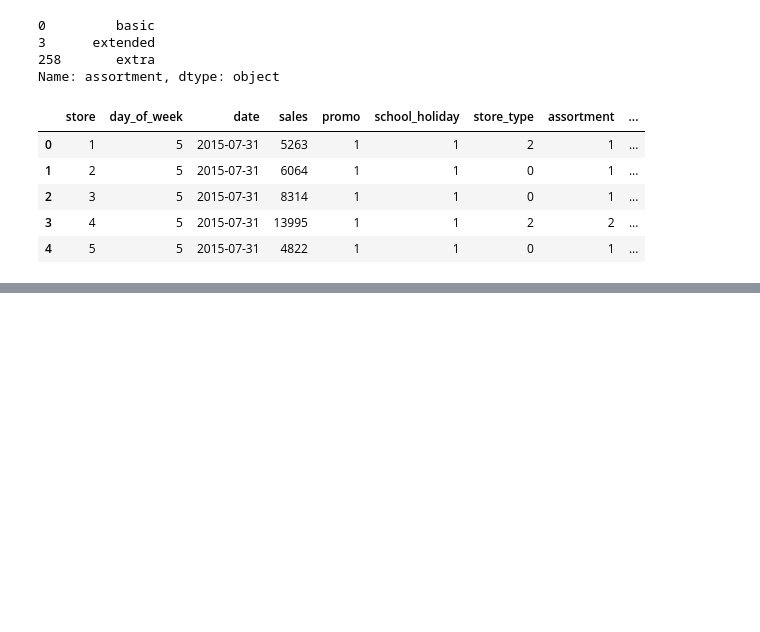
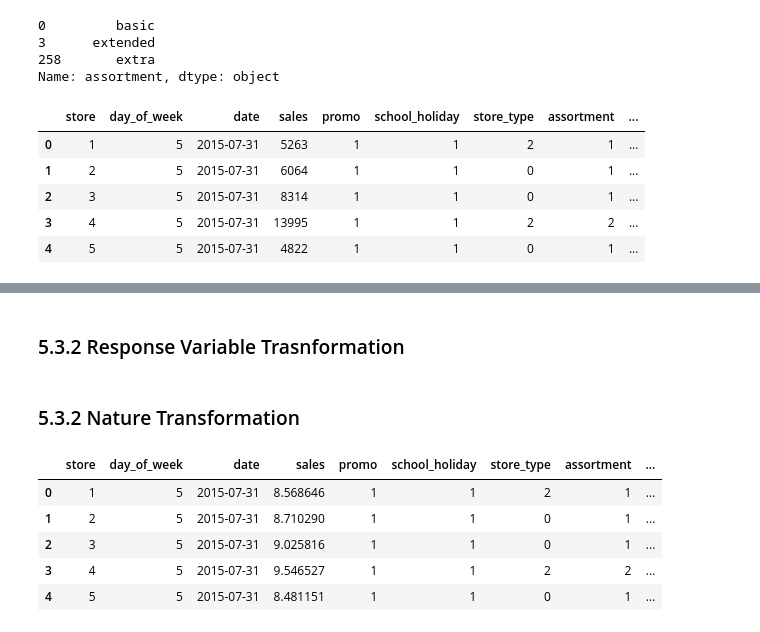
Before and after one commit to HallanMiranda/Ds_Producao-Rossman, a Jupyter notebook: Rossmann.ipynb, the cells around one changed output, grey strips where cells are left out. Drawn from its saved outputs; the diff is of its cells as text; code cells hidden in the pictures; blank space fills up the shorter version.

```diff
--- a/Rossmann.ipynb
+++ b/Rossmann.ipynb
@@ -1134,0 +1133,16 @@ KeyError: "None of [Index(['competition_distace'], dtype='object')] are in the [
+# %% [markdown]
+### 5.3.2 Response Variable Trasnformation
+# %%
+# Transformation the variable response
+df5['sales'] = np.log1p(df5['sales'])
+# %% [markdown]
+### 5.3.2 Nature Transformation
+# %%
+df5.head()
+# %% [output]
+|  | store | day_of_week | date | sales | promo | school_holiday | store_type | assortment | ... |
+| 0 | 1 | 5 | 2015-07-31 | 8.568646 | 1 | 1 | 2 | 1 | ... |
+| 1 | 2 | 5 | 2015-07-31 | 8.710290 | 1 | 1 | 0 | 1 | ... |
+| 2 | 3 | 5 | 2015-07-31 | 9.025816 | 1 | 1 | 0 | 1 | ... |
+| 3 | 4 | 5 | 2015-07-31 | 9.546527 | 1 | 1 | 2 | 2 | ... |
+| 4 | 5 | 5 | 2015-07-31 | 8.481151 | 1 | 1 | 0 | 1 | ... |
```
Also changed, not shown: parts of 3 cells of this notebook.
